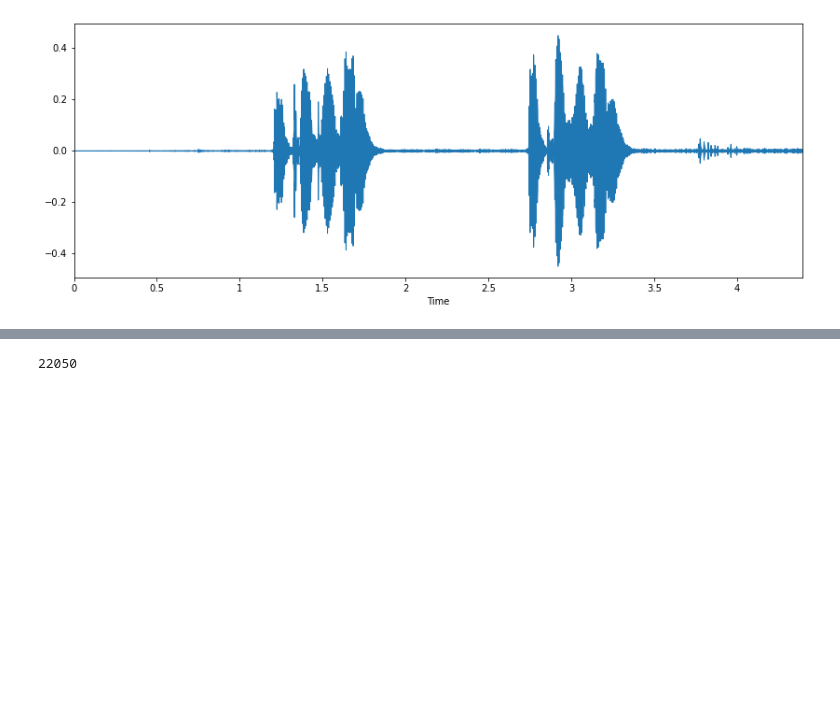
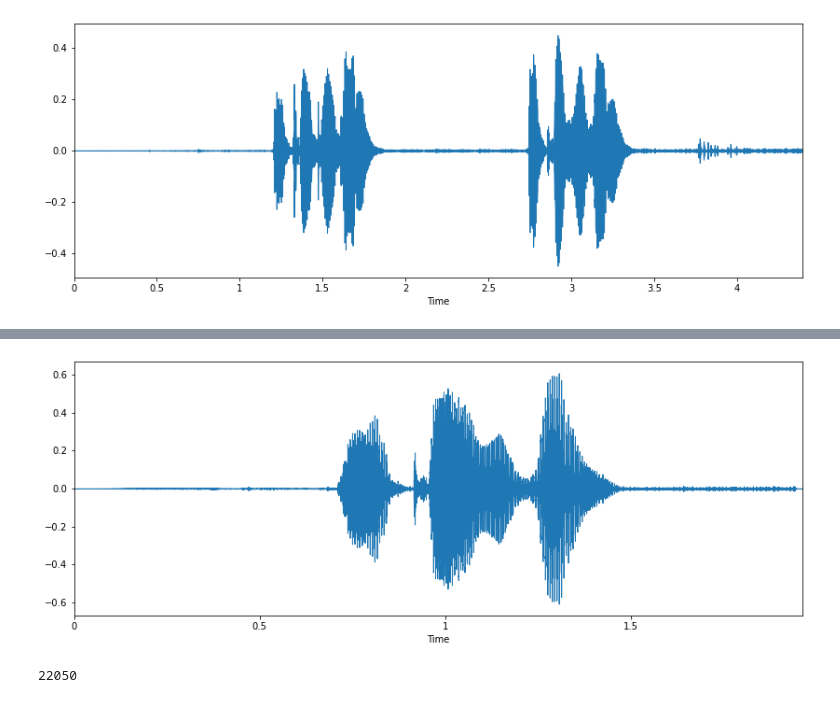
Before and after one commit to ajinkyapj/Voice-Aunthentication-System-on-Smart-Speaker, a Jupyter notebook: Sample_code_SineWave_Graph.ipynb, the cells around one changed output, grey strips where cells are left out. Saved outputs shown, nothing was run; the diff lists cells and outputs as text; code cells hidden in the pictures; blank space fills up the shorter version.

Commit message:
FFT and Spectrogram of two samples

```diff
--- a/Sample_code_SineWave_Graph.ipynb
+++ b/Sample_code_SineWave_Graph.ipynb
@@ -11,9 +9,20 @@ filename="Ok_Google_1.wav"
+# %%
+filename1="C:/Users/Ajinkya/Downloads/Voice Authentication Project/Ok_Google_1.wav"
+# %%
+filename2="C:/Users/Ajinkya/Downloads/Voice Authentication Project/Ok_Google_2.wav"
 # %%
 #Sample audio of Wake up keyword
 plt.figure(figsize=(14,5))
-data,sample_rate=librosa.load(filename)
+data,sample_rate=librosa.load(filename1)
 librosa.display.waveplot(data,sr=sample_rate)
-ipd.Audio(filename)
+ipd.Audio(filename1)
 # %% [output]
 [interactive output not drawn]
 [figure]
+# %%
+#Sample audio of Wake up keyword
+plt.figure(figsize=(14,5))
+data,sample_rate=librosa.load(filename2)
+librosa.display.waveplot(data,sr=sample_rate)
+ipd.Audio(filename2)
+# %% [output]
@@ -20,3 +30,4 @@ ipd.Audio(filename)
+[figure, added]
 # %%
 sample_rate
 # %% [output]
```
Also changed, not shown: parts of 6 cells of this notebook.
